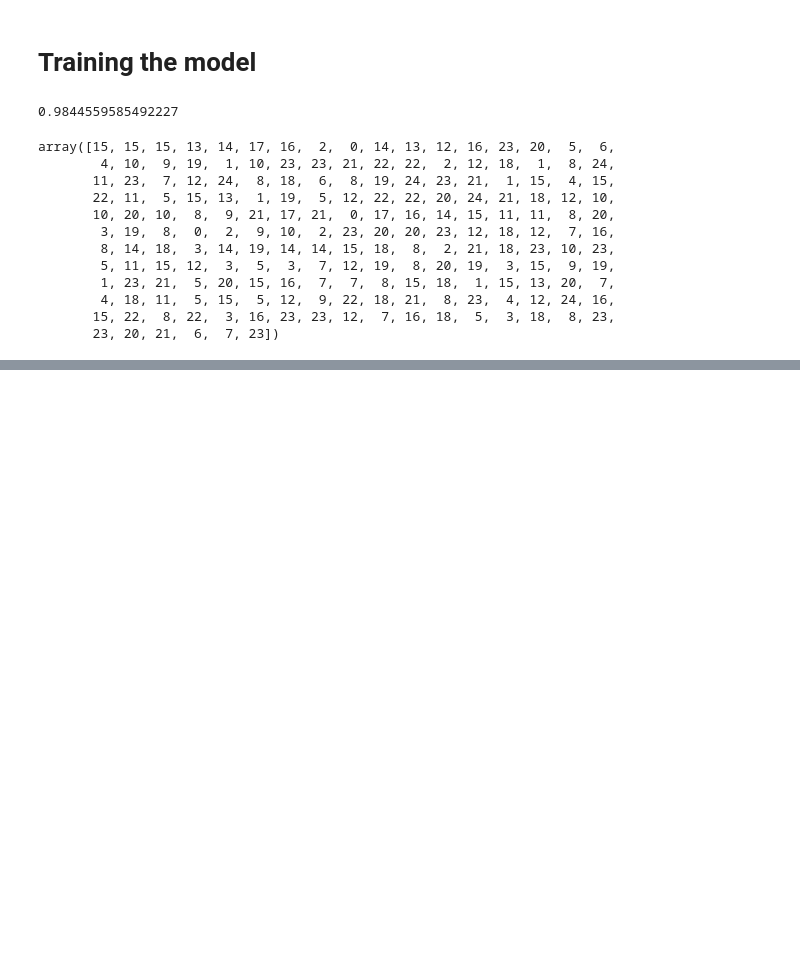
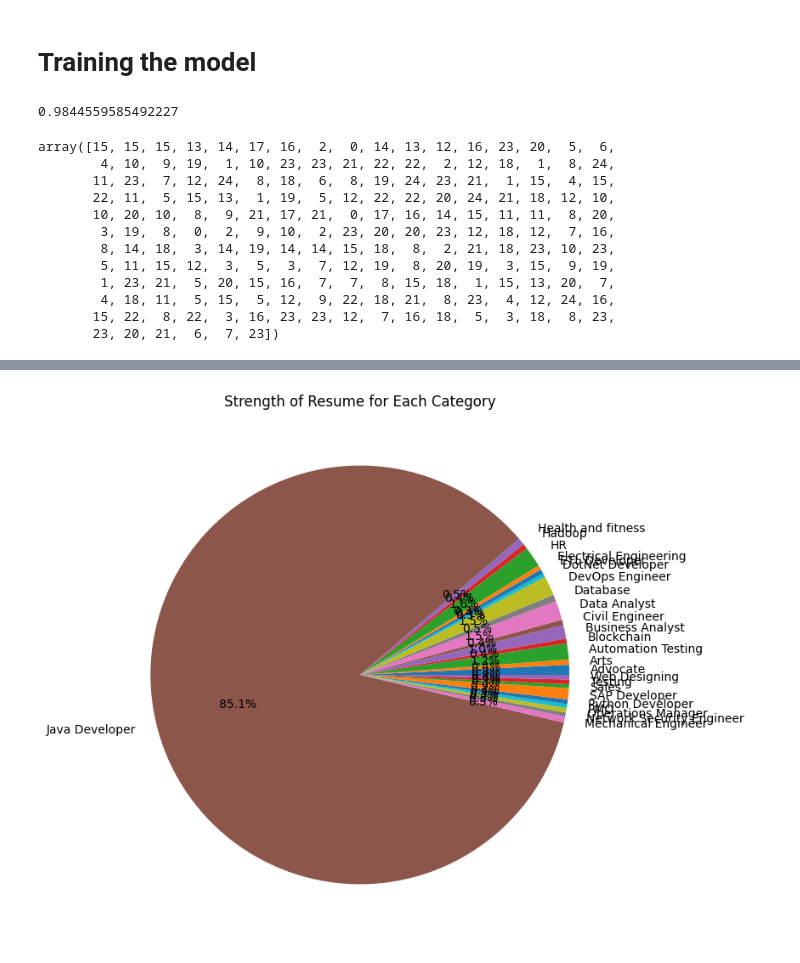
Before and after one commit to Kiruthik-Raj/ResumEase, a Jupyter notebook: ResumEase.ipynb, the cells around one changed output, grey strips where cells are left out. Cells and saved outputs as stored; diff of their text form; code cells hidden in the pictures; blank space fills up the shorter version.

```diff
--- a/ResumEase.ipynb
+++ b/ResumEase.ipynb
@@ -379,24 +235,0 @@ Summit Technologies
-# %%
-import pickle
-
-# Open the pickle file in read binary mode
-with open("tfidf.pkl", "rb") as f:
-    # Load the pickled data
-    data = pickle.load(f)
-
-# Check the type of the data
-print(type(data))
-
-# Print the data
-print(data)
-
-# Open the pickle file in read binary mode
-with open("clf.pkl", "rb") as f:
-    # Load the pickled data
-    data = pickle.load(f)
-
-# Check the type of the data
-print(type(data))
-
-# Print the data
-print(data)
@@ -407,0 +317,19 @@ OneVsRestClassifier(estimator=KNeighborsClassifier())
+# %%
+import matplotlib.pyplot as plt
+
+# Get the probabilities of each class
+probabilities = loaded_classifier.predict_proba(input_features)[0]
+
+# Convert the probabilities to a scale of 1 to 100
+strengths = probabilities * 100
+
+# Create a mapping of category names to strengths
+category_strengths = {category_mapping[i]: strength for i, strength in enumerate(strengths)}
+
+# Create a pie chart
+plt.figure(figsize=(10, 8))
+plt.pie(category_strengths.values(), labels=category_strengths.keys(), autopct='%1.1f%%')
+plt.title('Strength of Resume for Each Category')
+plt.show()
+# %% [output]
+[figure, added]
```
Also changed, not shown: parts of 35 cells of this notebook, 5 other files.
